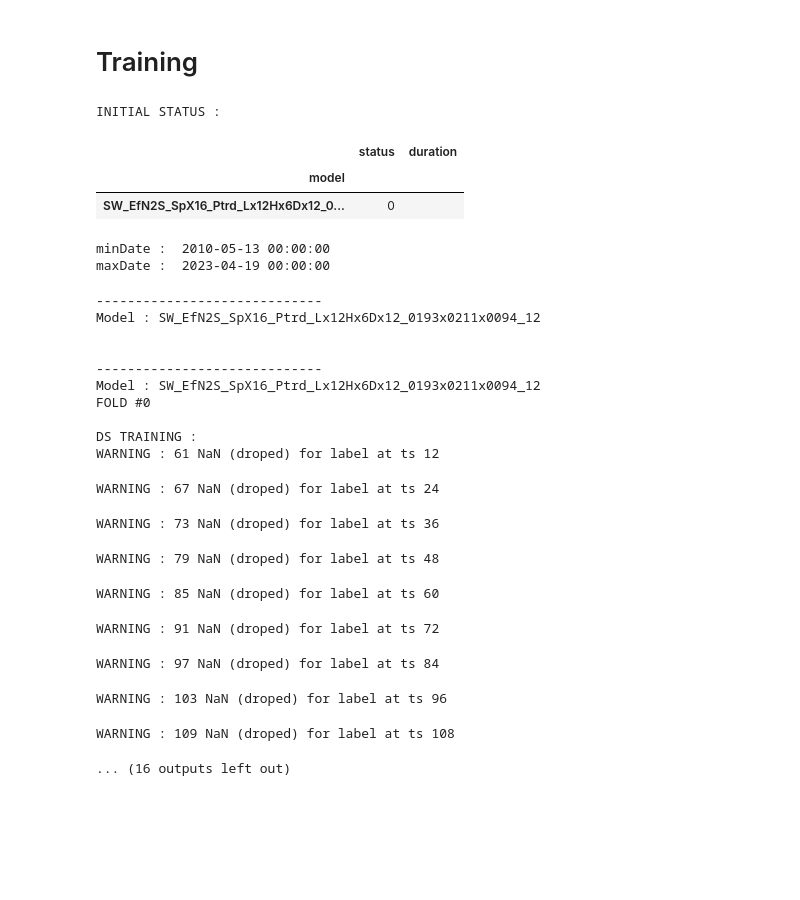
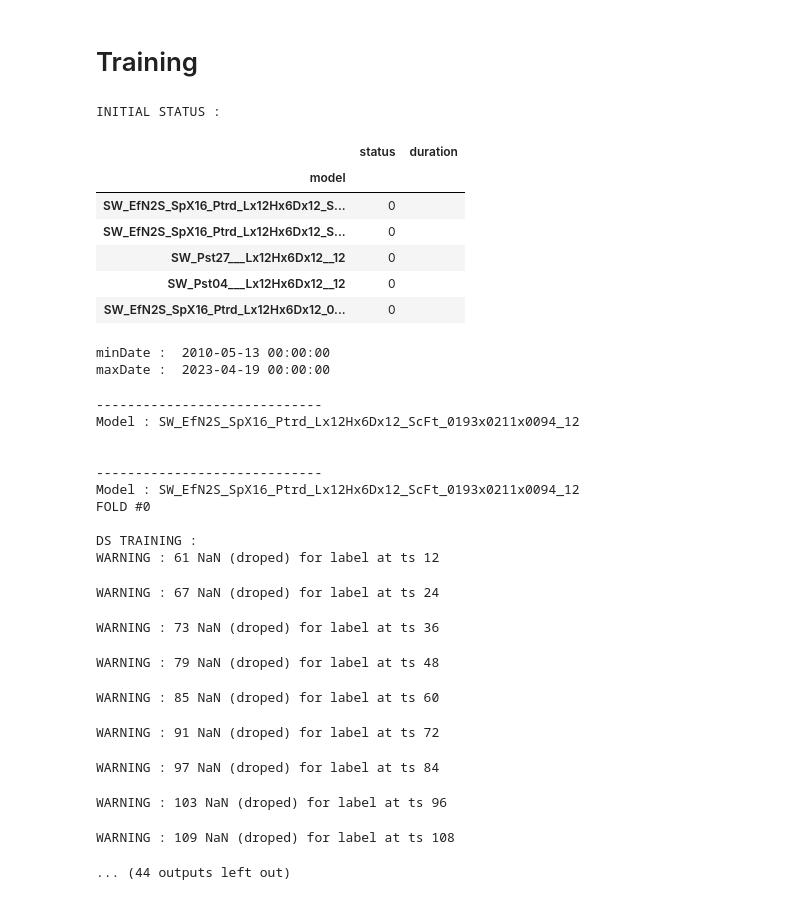
Before and after one commit to gfrancisco20/sundl, a Jupyter notebook: notebooks/ficat/1_Training.ipynb, the cells around one changed output. Saved outputs shown, nothing was run; the diff lists cells and outputs as text; code cells hidden in the pictures; blank space fills up the shorter version.

```diff
--- a/notebooks/ficat/1_Training.ipynb
+++ b/notebooks/ficat/1_Training.ipynb
@@ -209,7 +313,13 @@ sp16 = ModelInstantier2(
 from utilsTraining import setUpResultFolder, trainConstantModel, printTrainingResults, saveTrainingResults
 from sundl.utils.data import read_Dataframe_With_Dates, loadMinMaxDates
 
-models = [(sp16, ['0193x0211x0094'])]
+models = [
+  (persistant27, None),
+  (persistant4 , None),
+  (sp16        , ['0193x0211x0094']),
+  (sp16scFt    , ['0193x0211x0094']),
+  (sp16scBs    , ['0193x0211x0094'])
+]
 
 log, resDir, modelDir, mtcDict = setUpResultFolder(
     models = models,
@@ -313,7 +423,6 @@ for modelInstantiater, channels in tqdm(models):
               dfTimeseries = dfTimeseries.copy(),
               samples    = dfSamples_train.copy(),
               batch_size = BATCH_SIZE,
-              epochs     = EPOCHS,
               cache      = CACHE,
               shuffle    = True
           )
@@ -324,7 +433,6 @@ for modelInstantiater, channels in tqdm(models):
               dfTimeseries = dfTimeseries.copy(),
               samples    = dfSamples_val.copy(),
               batch_size = BATCH_SIZE,
-              epochs     = EPOCHS,
               cache      = CACHE,
               shuffle    = True,
               typeDs     = 'val'
@@ -368,42 +476,46 @@ for modelInstantiater, channels in tqdm(models):
           historyData = history.history
           if SAVE_MODEL:
             pathConfigModel = modelDirSub + f'_config.pkl'
             modelInstantiater.saveConfig(pathConfigModel)
 
         # PRINTING TRAINING HISTORY
         printTrainingResults(historyData)
 
       # SAVING FOLD RESULTS
       res[full_name_comb].append(pd.DataFrame(historyData))
       res[full_name_comb][-1].index.names = ['epoch']
       num_inst = len(dfSamples_train)
       res[full_name_comb][-1]['num_train_inst'] = (res[full_name_comb][-1].index + 1) * num_inst
       res[full_name_comb][-1].to_csv(resDir+f'/training_folds/training_{full_name_comb}_fd{kf:0>3d}.csv',index=True)
 
       kf+=1 # fold index
       # END OF CV-LOOP
       #===================================================
 
     # SAVING GENERAL RESULTS
     res, best, bestCVCrossEpoch = saveTrainingResults(resDir, res, best, bestCVCrossEpoch, full_name_comb, CV_K)
 
     duration = time.time() - duration
     log.loc[full_name_comb, 'status'] = 1
     log.loc[full_name_comb, 'duration'] = f'{duration//3600:0>2.0f}h {duration//60%60:0>2.0f}m {duration%60:0>2.0f}s'
     log.to_csv(resDir + '/log.csv')
 # %% [output]
 INITIAL STATUS :
 |  | status | duration |
 | model |  |  |
+| SW_EfN2S_SpX16_Ptrd_Lx12Hx6Dx12_S... | 0 |  |
+| SW_EfN2S_SpX16_Ptrd_Lx12Hx6Dx12_S... | 0 |  |
+| SW_Pst27___Lx12Hx6Dx12__12 | 0 |  |
+| SW_Pst04___Lx12Hx6Dx12__12 | 0 |  |
 | SW_EfN2S_SpX16_Ptrd_Lx12Hx6Dx12_0... | 0 |  |
 minDate :  2010-05-13 00:00:00
 maxDate :  2023-04-19 00:00:00
 -----------------------------
-Model : SW_EfN2S_SpX16_Ptrd_Lx12Hx6Dx12_0193x0211x0094_12
+Model : SW_EfN2S_SpX16_Ptrd_Lx12Hx6Dx12_ScFt_0193x0211x0094_12
 
 
 -----------------------------
-Model : SW_EfN2S_SpX16_Ptrd_Lx12Hx6Dx12_0193x0211x0094_12
+Model : SW_EfN2S_SpX16_Ptrd_Lx12Hx6Dx12_ScFt_0193x0211x0094_12
 FOLD #0
 
 DS TRAINING :
@@ -416,4 +528,4 @@ WARNING : 91 NaN (droped) for label at ts 72
 WARNING : 97 NaN (droped) for label at ts 84
 WARNING : 103 NaN (droped) for label at ts 96
 WARNING : 109 NaN (droped) for label at ts 108
-... (16 outputs left out)
+... (44 outputs left out)
```
Also changed, not shown: parts of 6 cells of this notebook, 5 other files.
